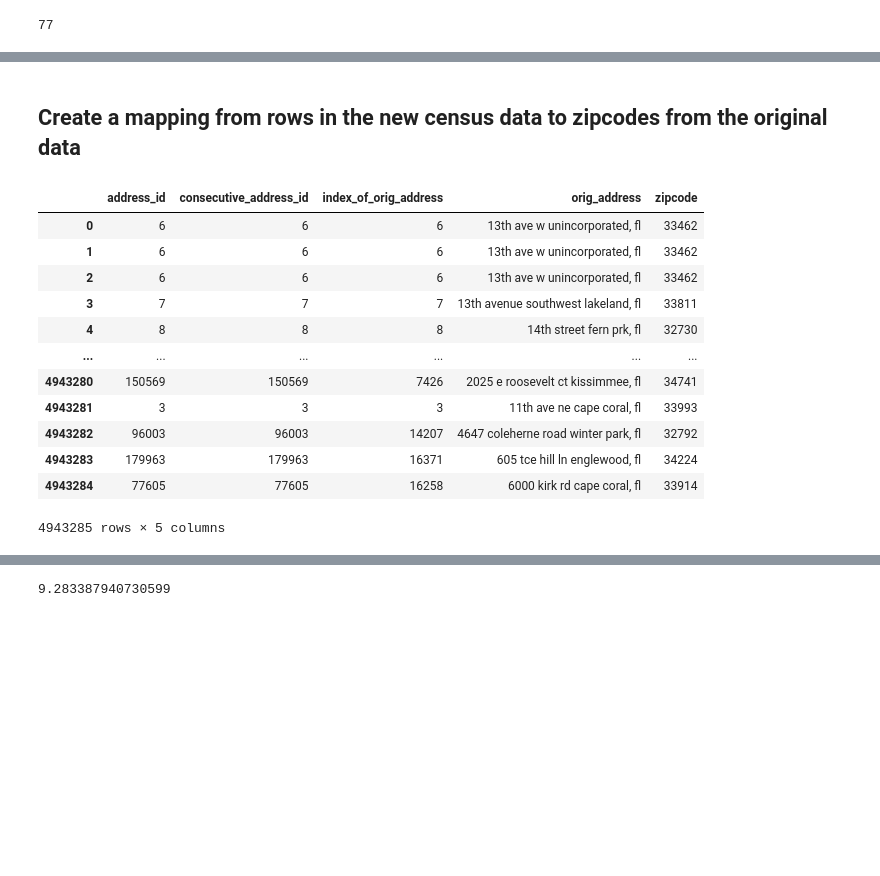
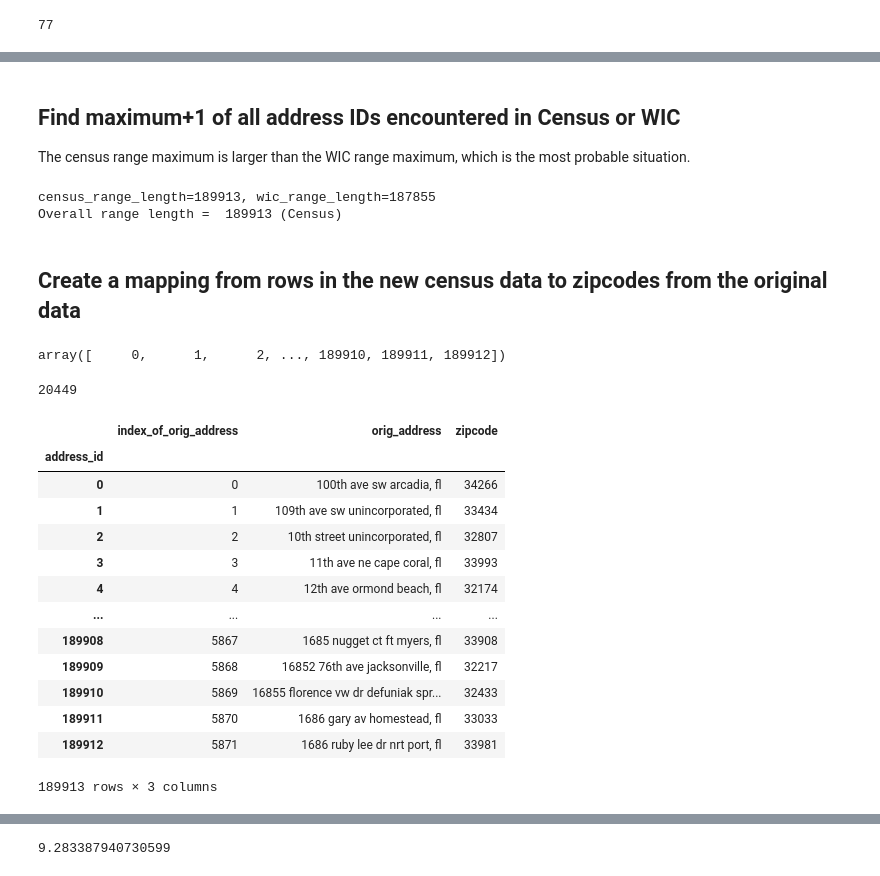
Before and after one commit to ihmeuw/vivarium_research_prl, a Jupyter notebook: linkage/wic_case_study/2023_02_07a_assign_zipcodes.ipynb, the cells around one changed output, grey strips where cells are left out. Saved outputs shown, nothing was run; the diff lists cells and outputs as text; code cells hidden in the pictures; blank space fills up the shorter version.

```diff
--- a/linkage/wic_case_study/2023_02_07a_assign_zipcodes.ipynb
+++ b/linkage/wic_case_study/2023_02_07a_assign_zipcodes.ipynb
@@ -557,30 +605,52 @@ set()
+# %% [markdown]
+## Find maximum+1 of all address IDs encountered in Census or WIC
+
+The census range maximum is larger than the WIC range maximum, which is the most probable situation.
+# %%
+print(f'{census_range_length=}, {wic_range_length=}')
+print('Overall range length = ',
+      range_length := max([census_range_length, wic_range_length]),
+      '(Census)' if range_length == census_range_length else '(WIC)'
+     )
+# %% [output]
+census_range_length=189913, wic_range_length=187855
+Overall range length =  189913 (Census)
 # %% [markdown]
 ## Create a mapping from rows in the new census data to zipcodes from the original data
+# %%
+# Use the overall maximum range to create a list of all possible address IDs
+all_address_ids = np.arange(range_length)
+all_address_ids
+# %% [output]
+array([     0,      1,      2, ..., 189910, 189911, 189912])
+# %%
+# Total number of unique original addresses
+len(address_to_zip)
+# %% [output]
+20449
 # %%
-census_zips = (
+address_id_to_zip = (
     pd.DataFrame(
-        {
-            'address_id': df_census['address_id'],
-            'consecutive_address_id': new_address_ids,
-            'index_of_orig_address': new_address_ids % len(address_to_zip)
-        },
-        index=df_census.index
+        {'index_of_orig_address': all_address_ids % len(address_to_zip)},
+        index=all_address_ids
     )
+    .rename_axis('address_id')
     .join(address_to_zip, on='index_of_orig_address')
     .rename(columns={'address': 'orig_address', 'clean_zipcode': 'zipcode'})
 )
-census_zips
+address_id_to_zip
 # %% [output]
-|  | address_id | consecutive_address_id | index_of_orig_address | orig_address | zipcode |
-| 0 | 6 | 6 | 6 | 13th ave w unincorporated, fl | 33462 |
-| 1 | 6 | 6 | 6 | 13th ave w unincorporated, fl | 33462 |
-| 2 | 6 | 6 | 6 | 13th ave w unincorporated, fl | 33462 |
-| 3 | 7 | 7 | 7 | 13th avenue southwest lakeland, fl | 33811 |
-| 4 | 8 | 8 | 8 | 14th street fern prk, fl | 32730 |
-| ... | ... | ... | ... | ... | ... |
-| 4943280 | 150569 | 150569 | 7426 | 2025 e roosevelt ct kissimmee, fl | 34741 |
-| 4943281 | 3 | 3 | 3 | 11th ave ne cape coral, fl | 33993 |
-| 4943282 | 96003 | 96003 | 14207 | 4647 coleherne road winter park, fl | 32792 |
-| 4943283 | 179963 | 179963 | 16371 | 605 tce hill ln englewood, fl | 34224 |
-| 4943284 | 77605 | 77605 | 16258 | 6000 kirk rd cape coral, fl | 33914 |
+|  | index_of_orig_address | orig_address | zipcode |
+| address_id |  |  |  |
+| 0 | 0 | 100th ave sw arcadia, fl | 34266 |
+| 1 | 1 | 109th ave sw unincorporated, fl | 33434 |
+| 2 | 2 | 10th street unincorporated, fl | 32807 |
+| 3 | 3 | 11th ave ne cape coral, fl | 33993 |
+| 4 | 4 | 12th ave ormond beach, fl | 32174 |
+| ... | ... | ... | ... |
+| 189908 | 5867 | 1685 nugget ct ft myers, fl | 33908 |
+| 189909 | 5868 | 16852 76th ave jacksonville, fl | 32217 |
+| 189910 | 5869 | 16855 florence vw dr defuniak spr... | 32433 |
+| 189911 | 5870 | 1686 gary av homestead, fl | 33033 |
+| 189912 | 5871 | 1686 ruby lee dr nrt port, fl | 33981 |
-4943285 rows × 5 columns
+189913 rows × 3 columns
```
Also changed, not shown: parts of 37 cells of this notebook.
